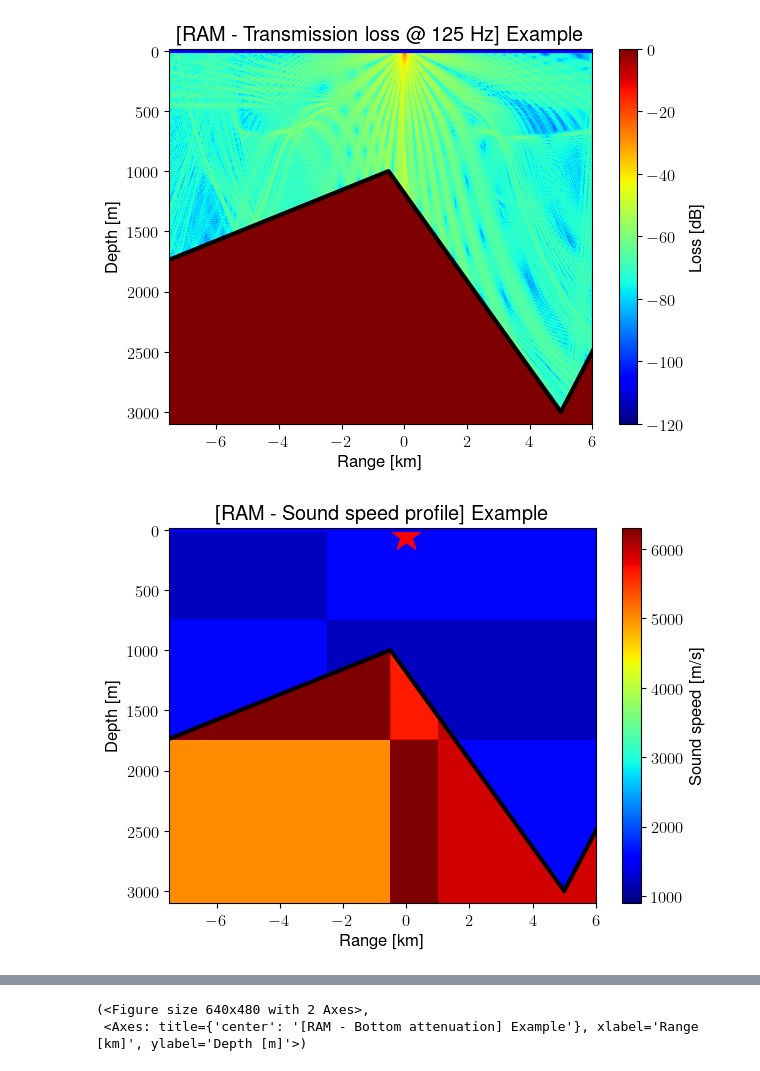
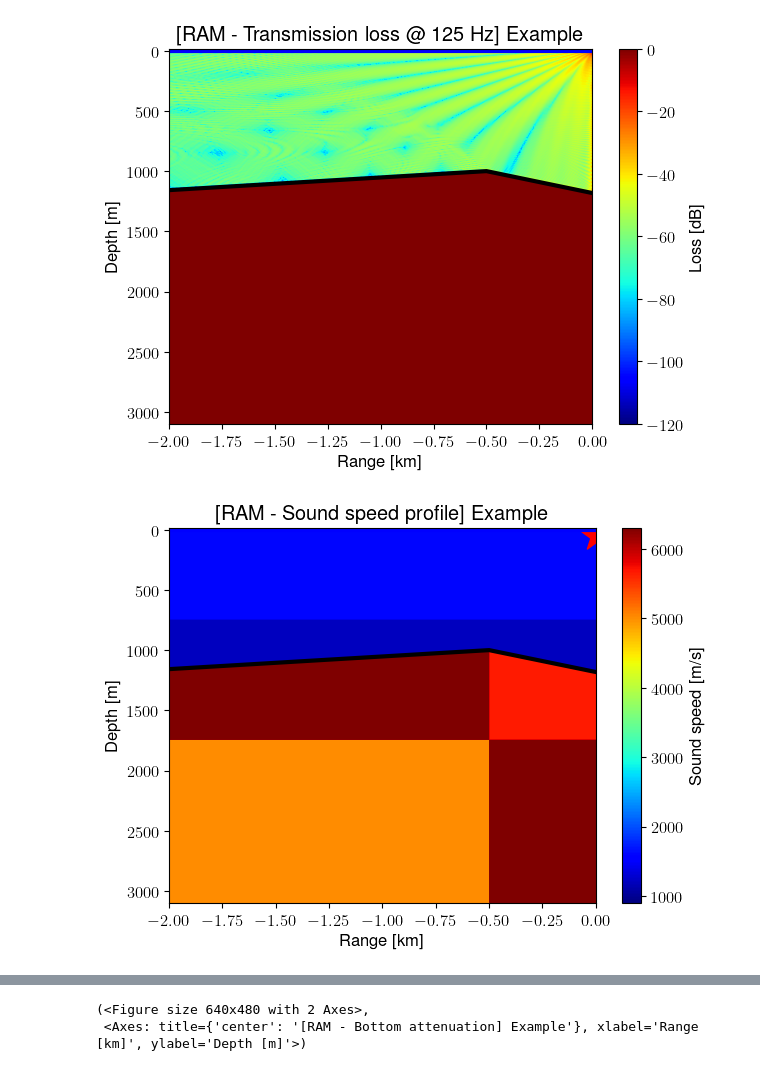
Before and after one commit to ErVuL/uAcoustics, a Jupyter notebook: python/RAM.ipynb, the cells around one changed output, grey strips where cells are left out. Cells and saved outputs as stored; diff of their text form; code cells hidden in the pictures.

```diff
--- a/python/RAM.ipynb
+++ b/python/RAM.ipynb
@@ -2,7 +2,7 @@
 import arlpy.uwapm as pm
 import numpy as np
 
-x = np.linspace(-7500, 6000, 1080)
+x = np.linspace(-2000, 0, 1000)
 z = np.linspace(-15, 3100,  720)
 
 ssp_range = np.array([-5000, 0, 5000])
@@ -41,32 +41,32 @@ env = pm.make_env2d(
     rx_depth        = z,                                                   # m
 
     # ALL: Sound speed profiles
     ssp_range       = ssp_range,                                           # m
     ssp_depth       = ssp_depth,                                           # m
     ssp             = ssp,                                                 # m/s
 
     # ALL: Source freq and depth
     tx_freq         = 125,                                                 # Hz
     tx_depth        = 50,                                                  # m
 
     # ALL: Bottom interface
     bot_interface   = np.column_stack((bot_range,bot_interface)),          # m
 
     # RAM: Bottom settings
     bot_range       = bot_xrange,
     bot_depth       = bot_xdepth,
     bot_PwaveSpeed  = bot_ssp,
     bot_density     = bot_density,
     bot_PwaveAttn   = bot_attenuation,
     )
 
 RAM = pm.RAM(env)
 RAM.compute_transmission_loss()
 
 RAM.plot_transmission_loss()
 RAM.plot_ssp()
 RAM.plot_bot_density()
 RAM.plot_bot_attn()
 # %% [output]
-[figure, old version]
+[figure, new version]
-[figure, old version]
+[figure, new version]
```
Also changed, not shown: parts of 1 cell of this notebook, 2 other files.
